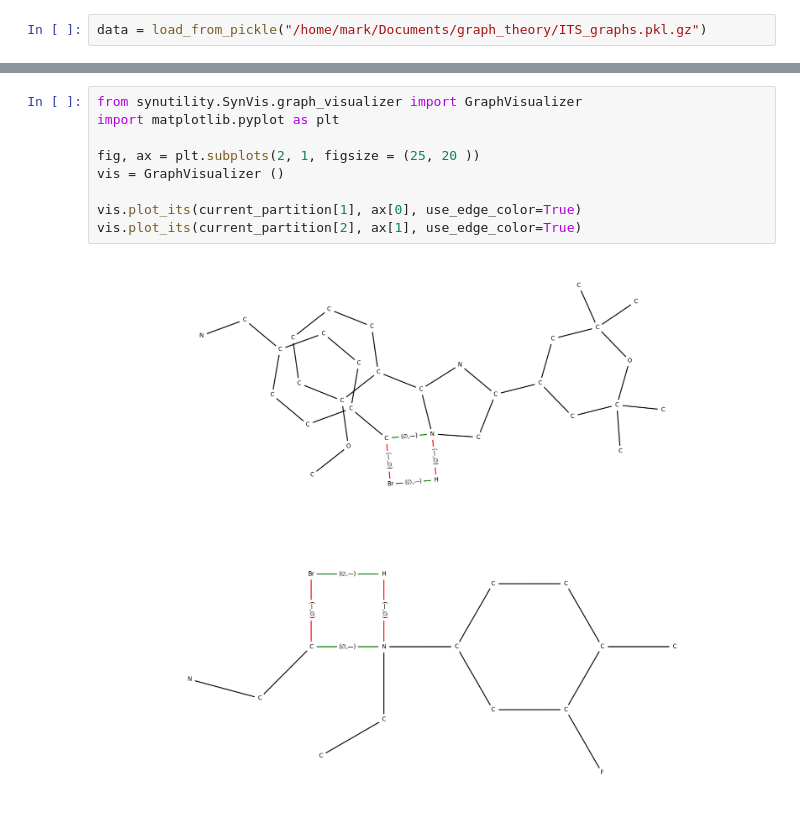
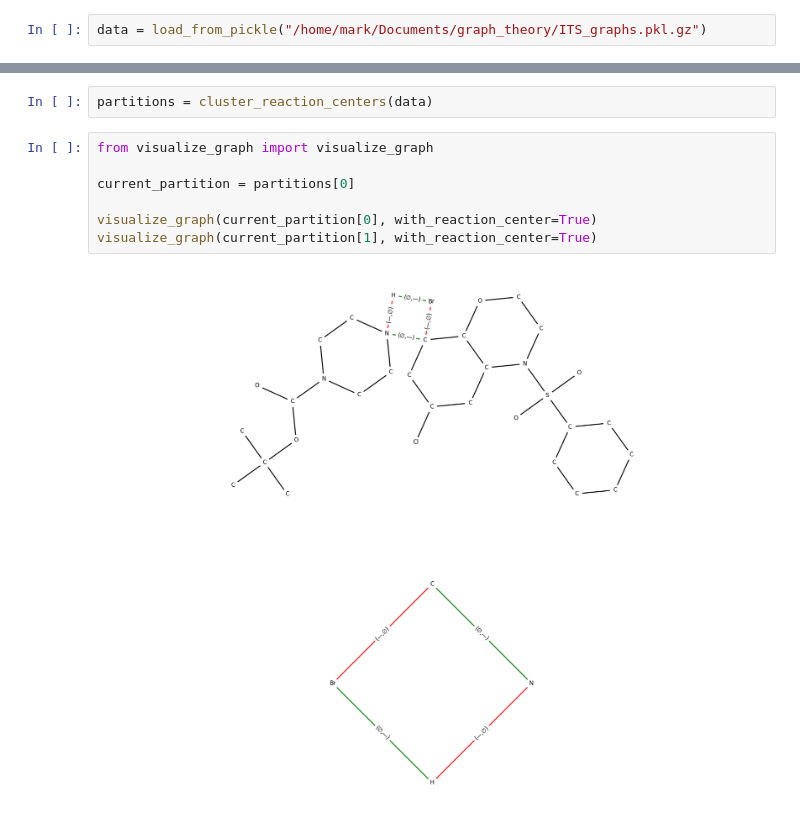
Before and after one commit to ForzaMark/graph_theory, a Jupyter notebook: wp2.ipynb, the cells around one changed output, grey strips where cells are left out. Drawn from its saved outputs; the diff is of its cells as text.

```diff
--- a/wp2.ipynb
+++ b/wp2.ipynb
@@ -161,11 +8,11 @@ current_partition
-# %%
-from synutility.SynVis.graph_visualizer import GraphVisualizer
-import matplotlib.pyplot as plt
-
-fig, ax = plt.subplots(2, 1, figsize = (25, 20 ))
-vis = GraphVisualizer ()
-
-vis.plot_its(current_partition[1], ax[0], use_edge_color=True)
-vis.plot_its(current_partition[2], ax[1], use_edge_color=True)
-# %% [output]
-[figure, removed]
+# %%
+partitions = cluster_reaction_centers(data)
+# %%
+from visualize_graph import visualize_graph
+
+current_partition = partitions[0]
+
+visualize_graph(current_partition[0], with_reaction_center=True)
+visualize_graph(current_partition[1], with_reaction_center=True)
+# %% [output]
+[figure, added]
```
Also changed, not shown: parts of 10 cells of this notebook, 4 other files.
